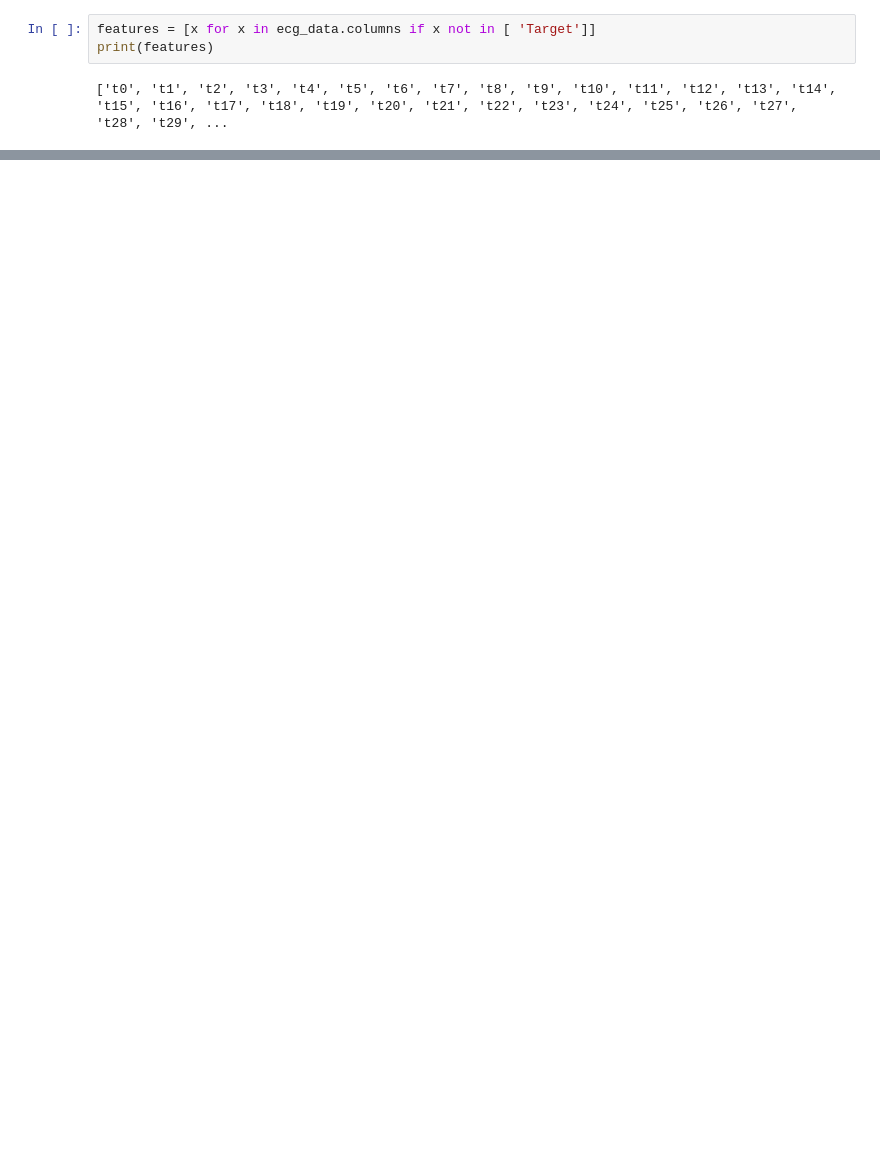
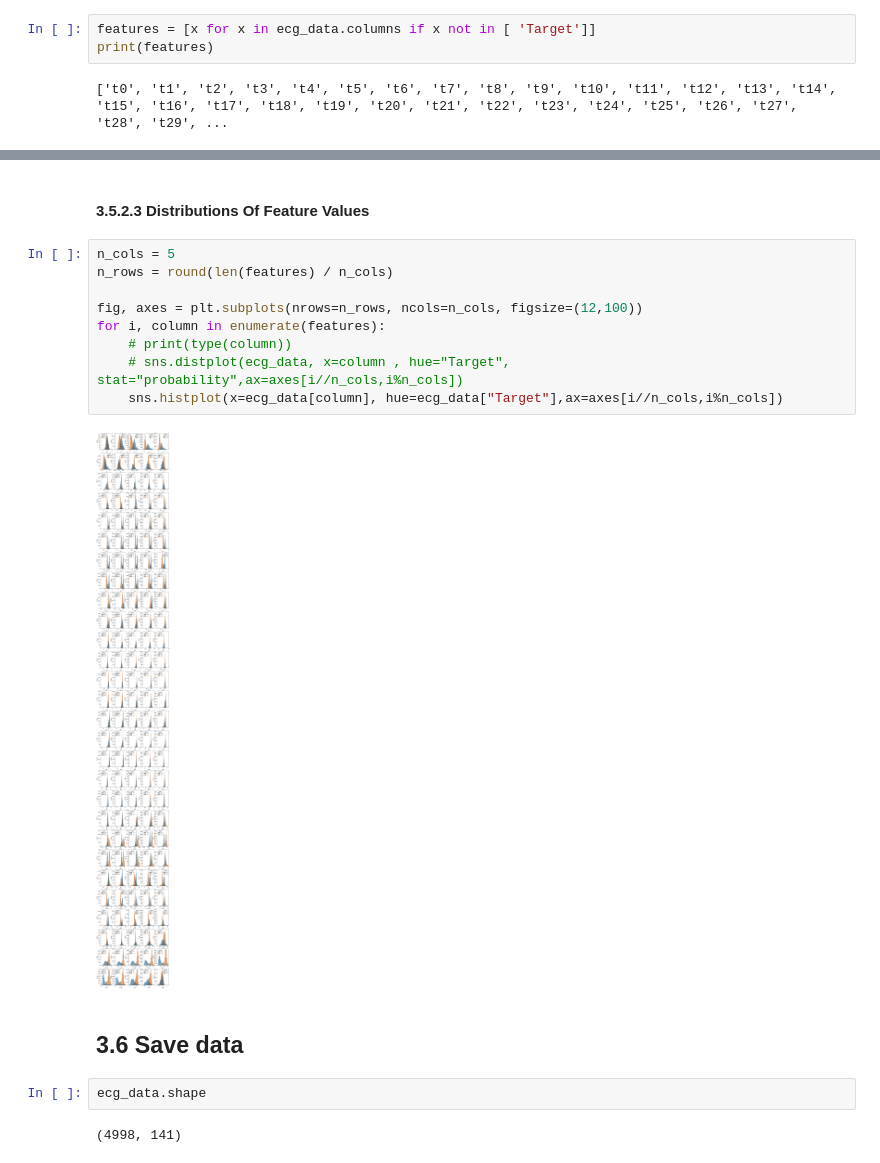
Before and after one commit to azarbarzin/Springboard, a Jupyter notebook: Capstone Project 2/Notebooks/03_exploratory_data_analysis.ipynb, the cells around one changed output, grey strips where cells are left out. Drawn from its saved outputs; the diff is of its cells as text; blank space fills up the shorter version.

```diff
--- a/Capstone Project 2/Notebooks/03_exploratory_data_analysis.ipynb
+++ b/Capstone Project 2/Notebooks/03_exploratory_data_analysis.ipynb
@@ -259,2 +274,21 @@ scatterplots(features, ncol=4, figsize=(50, 50))
+# %% [markdown]
+#### 3.5.2.3 Distributions Of Feature Values<a id='3.5.2.3_Distributions_Of_Feature_Values'></a>
+# %%
+n_cols = 5
+n_rows = round(len(features) / n_cols)
+
+fig, axes = plt.subplots(nrows=n_rows, ncols=n_cols, figsize=(12,100))
+for i, column in enumerate(features):
+    # print(type(column))
+    # sns.distplot(ecg_data, x=column , hue="Target", stat="probability",ax=axes[i//n_cols,i%n_cols])
+    sns.histplot(x=ecg_data[column], hue=ecg_data["Target"],ax=axes[i//n_cols,i%n_cols])
+# %% [output]
+[figure, added]
+# %% [markdown]
+## 3.6 Save data<a id='3.6_Save_data'></a>
+# %%
+ecg_data.shape
+# %% [output]
+(4998, 141)
 # %%
 # Save the data
```
Also changed, not shown: parts of 10 cells of this notebook, 4 other files.
